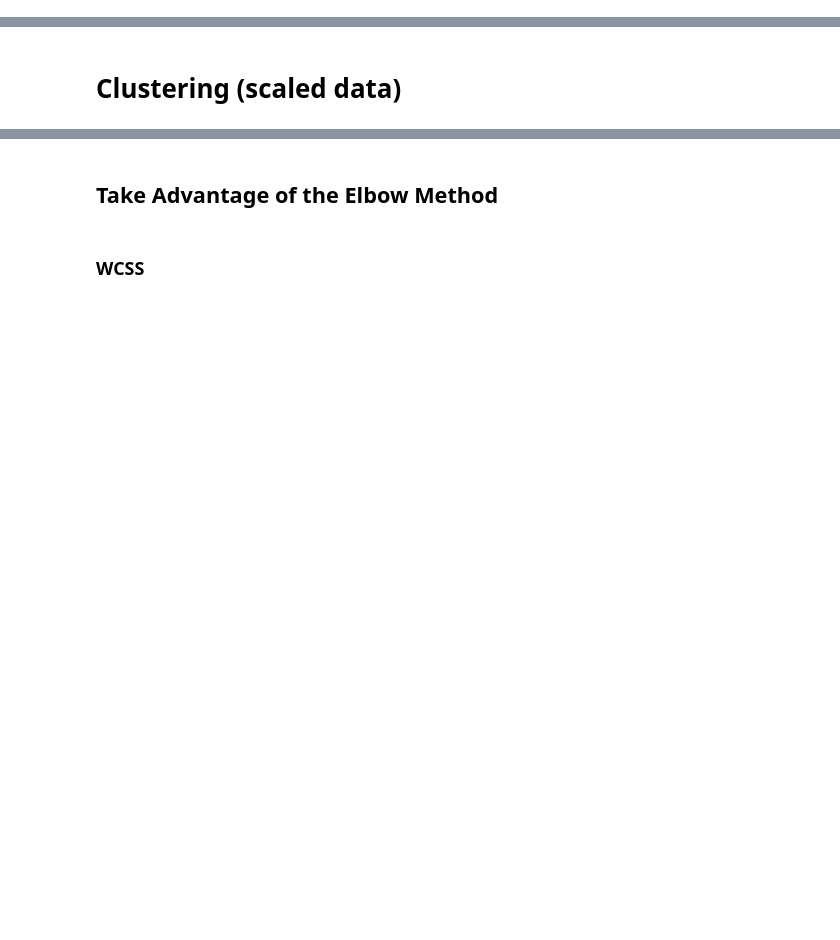
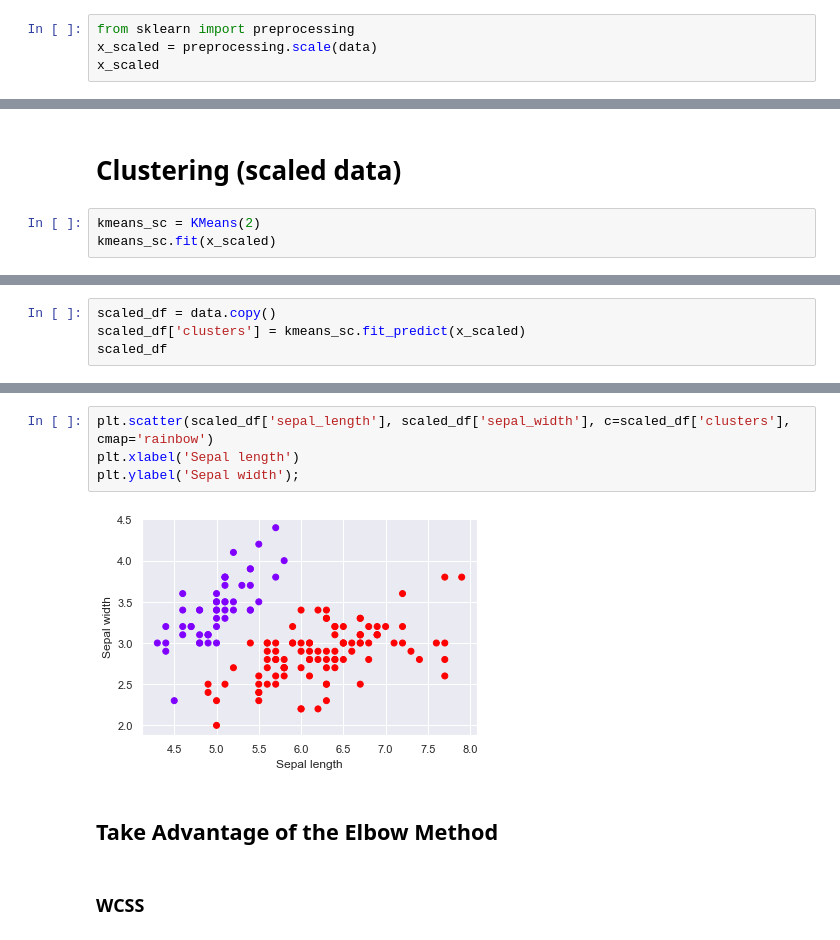
Before and after one commit to tomasz-urban/Jupyter, a Jupyter notebook: DS_bootcamp/clustering/species_segmentation_exercise.ipynb, the cells around one changed output, grey strips where cells are left out. Saved outputs shown, nothing was run; the diff lists cells and outputs as text; blank space fills up the shorter version.

```diff
--- a/DS_bootcamp/clustering/species_segmentation_exercise.ipynb
+++ b/DS_bootcamp/clustering/species_segmentation_exercise.ipynb
@@ -91,3 +91,7 @@ plt.ylabel('Sepal width');
 # Standardize the variables
 # %% [markdown]
 Import and use the <i> method </i> function from sklearn to standardize the data.
+# %%
+from sklearn import preprocessing
+x_scaled = preprocessing.scale(data)
+x_scaled
@@ -94,2 +116,5 @@ Import and use the <i> method </i> function from sklearn to standardize the data
 # %% [markdown]
 # Clustering (scaled data)
+# %%
+kmeans_sc = KMeans(2)
+kmeans_sc.fit(x_scaled)
@@ -95,0 +123,4 @@ Import and use the <i> method </i> function from sklearn to standardize the data
+# %%
+scaled_df = data.copy()
+scaled_df['clusters'] = kmeans_sc.fit_predict(x_scaled)
+scaled_df
@@ -96,3 +141,9 @@ Import and use the <i> method </i> function from sklearn to standardize the data
+# %%
+plt.scatter(scaled_df['sepal_length'], scaled_df['sepal_width'], c=scaled_df['clusters'], cmap='rainbow')
+plt.xlabel('Sepal length')
+plt.ylabel('Sepal width');
+# %% [output]
+[figure, added]
 # %% [markdown]
 ## Take Advantage of the Elbow Method
 # %% [markdown]
```
Also changed, not shown: parts of 6 cells of this notebook.
